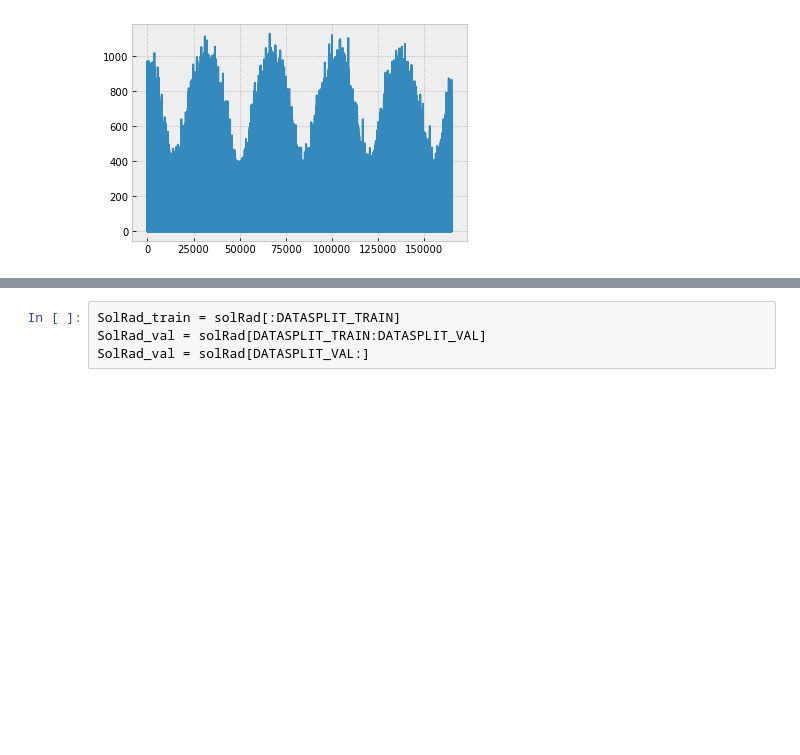
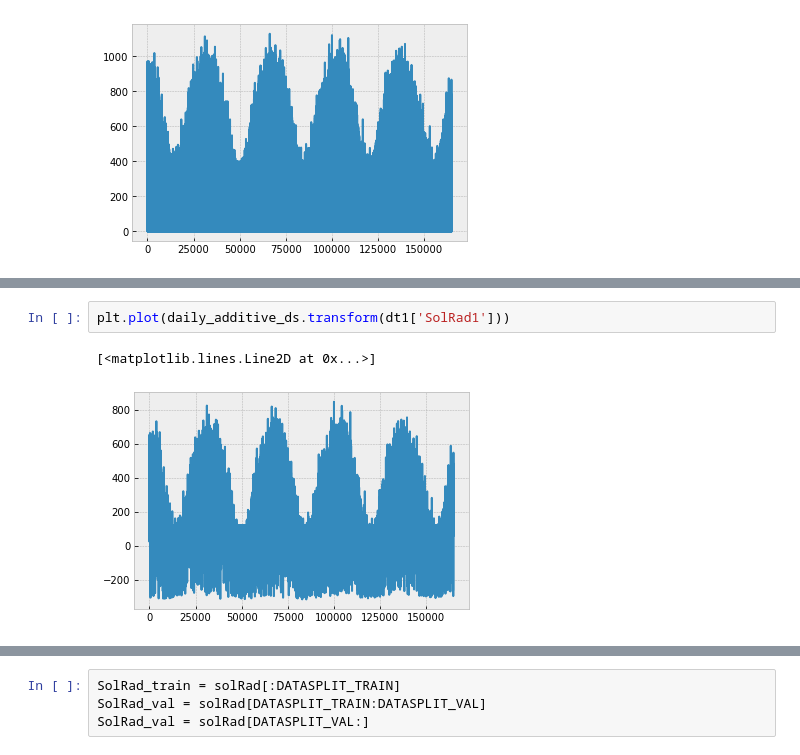
Before and after one commit to krbundy/SolarRadiationPrediction, a Jupyter notebook: Code/RadiationPrediction.ipynb, the cells around one changed output, grey strips where cells are left out. Cells and saved outputs as stored; diff of their text form; blank space fills up the shorter version.

```diff
--- a/Code/RadiationPrediction.ipynb
+++ b/Code/RadiationPrediction.ipynb
@@ -181,0 +208,5 @@ plt.show()
+# %%
+plt.plot(daily_additive_ds.transform(dt1['SolRad1']))
+# %% [output]
+[<matplotlib.lines.Line2D at 0x...>]
+[figure, added]
```
Also changed, not shown: parts of 45 cells of this notebook, 6 other files.
